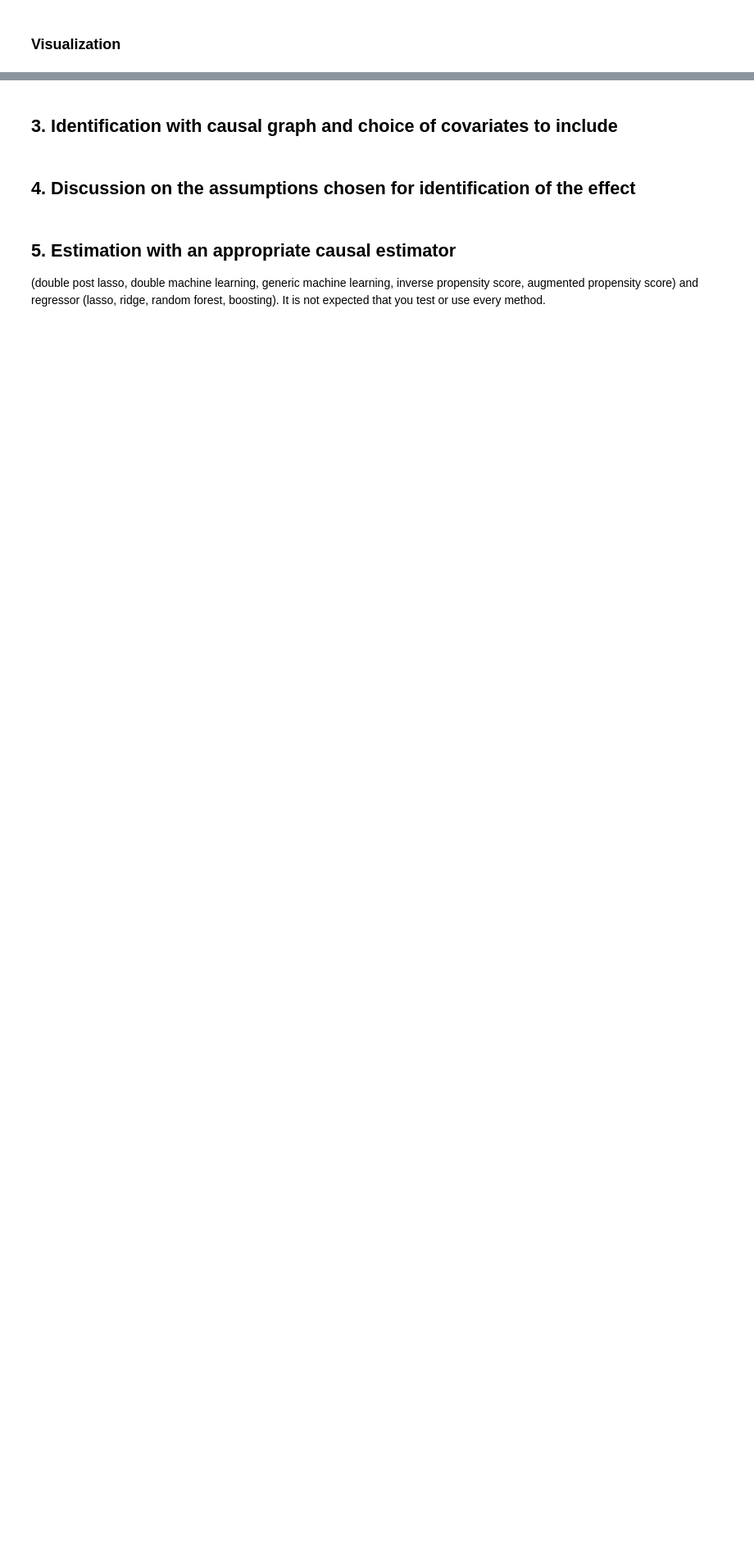
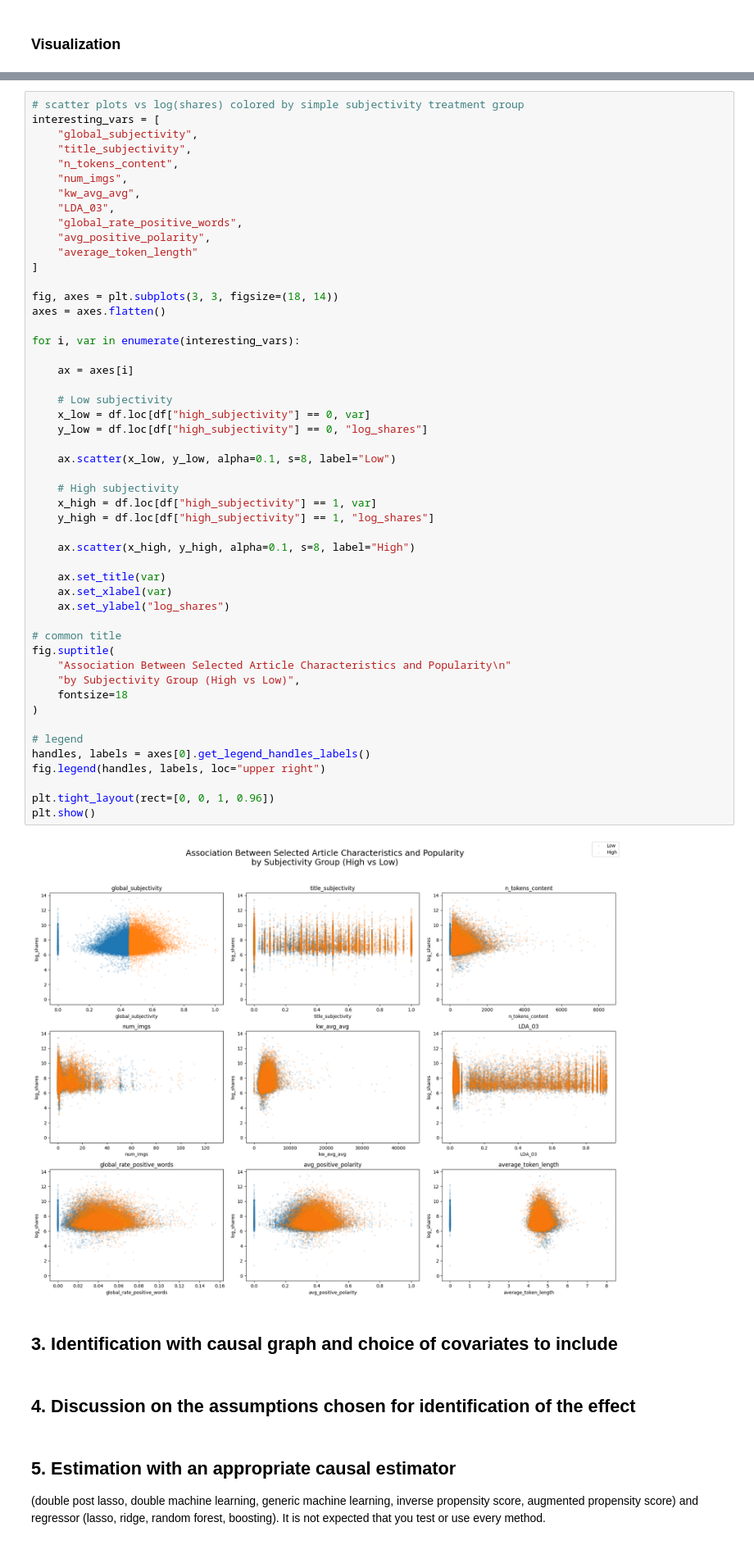
Before and after one commit to carlalucas/ml_for_econometrics, a Jupyter notebook: main.ipynb, the cells around one changed output, grey strips where cells are left out. Shown at 82% size. Saved outputs shown, nothing was run; the diff lists cells and outputs as text; blank space fills up the shorter version.

```diff
--- a/main.ipynb
+++ b/main.ipynb
@@ -221,3 +299,55 @@ AttributeError: 'DataFrame' object has no attribute 'data'
+# %%
+# scatter plots vs log(shares) colored by simple subjectivity treatment group
+interesting_vars = [
+    "global_subjectivity",
+    "title_subjectivity",
+    "n_tokens_content",
+    "num_imgs",
+    "kw_avg_avg",
+    "LDA_03",
+    "global_rate_positive_words",
+    "avg_positive_polarity",
+    "average_token_length"
+]
+
+fig, axes = plt.subplots(3, 3, figsize=(18, 14))
+axes = axes.flatten()
+
+for i, var in enumerate(interesting_vars):
+
+    ax = axes[i]
+
+    # Low subjectivity
+    x_low = df.loc[df["high_subjectivity"] == 0, var]
+    y_low = df.loc[df["high_subjectivity"] == 0, "log_shares"]
+
+    ax.scatter(x_low, y_low, alpha=0.1, s=8, label="Low")
+
+    # High subjectivity
+    x_high = df.loc[df["high_subjectivity"] == 1, var]
+    y_high = df.loc[df["high_subjectivity"] == 1, "log_shares"]
+
+    ax.scatter(x_high, y_high, alpha=0.1, s=8, label="High")
+
+    ax.set_title(var)
+    ax.set_xlabel(var)
+    ax.set_ylabel("log_shares")
+
+# common title
+fig.suptitle(
+    "Association Between Selected Article Characteristics and Popularity\n"
+    "by Subjectivity Group (High vs Low)",
+    fontsize=18
+)
+
+# legend
+handles, labels = axes[0].get_legend_handles_labels()
+fig.legend(handles, labels, loc="upper right")
+
+plt.tight_layout(rect=[0, 0, 1, 0.96])
+plt.show()
+# %% [output]
+[figure, added]
 # %% [markdown]
 
 ## 3. Identification with causal graph and choice of covariates to include
```
Also changed, not shown: parts of 3 cells of this notebook.
